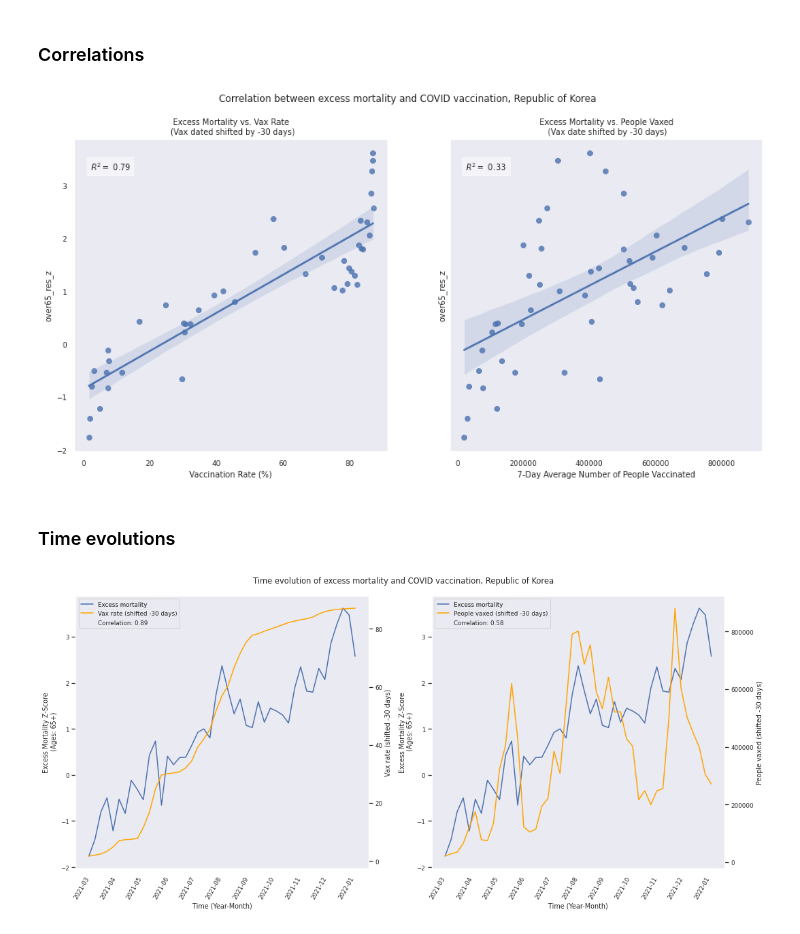
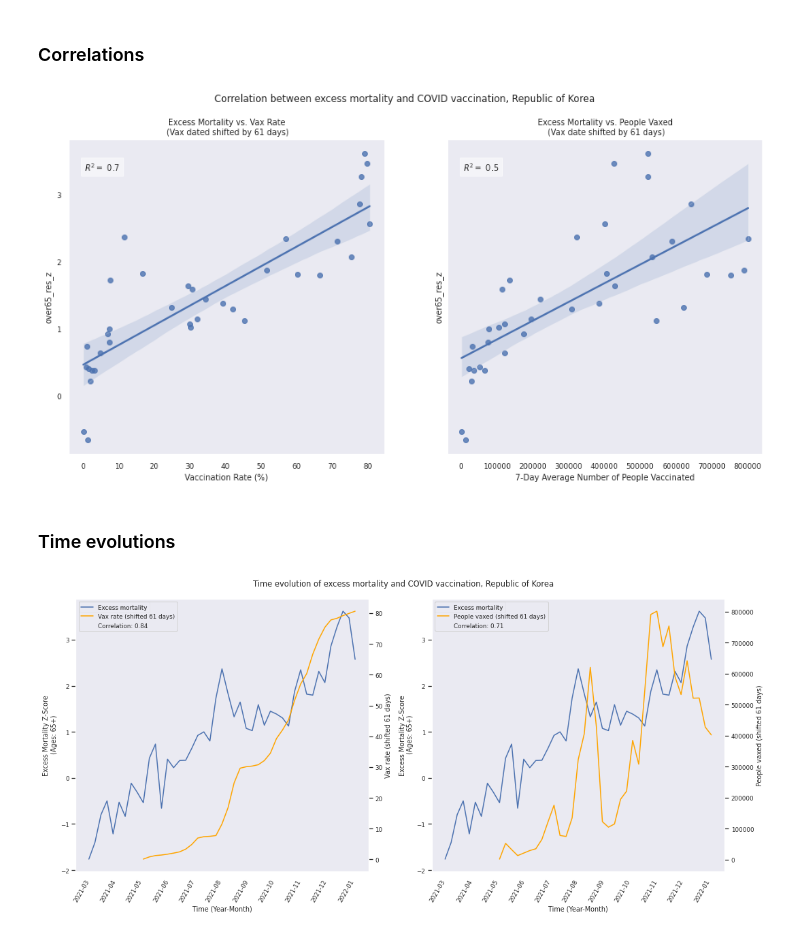
Before and after one commit to unifey/excess-mortality-ROK, a Jupyter notebook: excess-mortality-rok.ipynb, the cells around one changed output. Saved outputs shown, nothing was run; the diff lists cells and outputs as text; code cells hidden in the pictures.

Commit message:
Kaggle Notebook | Excess Mortality ROK | Version 13

```diff
--- a/excess-mortality-rok.ipynb
+++ b/excess-mortality-rok.ipynb
@@ -350,6 +352,6 @@ If there is a causal relation between the experimental COVID vaccine and excess
 # %%
-# The assumed time delay in the possible causal relation between vaccination and excess death:
-delay = -30
+# The assumed time lag in the possible causal relation between vaccination and excess death:
+lag = 61
 
 # Import COVID vaccination data
 url_vax = 'https://github.com/owid/covid-19-data/raw/master/public/data/vaccinations/vaccinations.csv'
@@ -363,8 +365,8 @@ dv.columns = ['date','vax_rate','daily_vax']
 dv.date = pd.to_datetime(dv.date)
 dv.set_index('date',inplace=True)
 
-# Shift the vaccination data by `delay` amount of days
-dv = dv.shift(periods=delay)
+# Shift the vaccination data by `lag` amount of days
+dv = dv.shift(periods=lag)
 
 # Join with mortality data
 dg = df[['over65_res_z']].join(dv, how='inner')
@@ -382,10 +384,10 @@ fig, axes = plt.subplots(nrows = 1
 
 cols = ['vax_rate','daily_vax']
 xlbs = ['Vaccination Rate (%)','7-Day Average Number of People Vaccinated']
-ttls = ['Excess Mortality vs. Vax Rate\n (Vax dated shifted by '+str(delay)+' days)'
-       ,'Excess Mortality vs. People Vaxed\n (Vax date shifted by '+str(delay)+' days)']
+ttls = ['Excess Mortality vs. Vax Rate\n (Vax dated shifted by '+str(lag)+' days)'
+       ,'Excess Mortality vs. People Vaxed\n (Vax date shifted by '+str(lag)+' days)']
 
-for k,(col,xlabel, title) in enumerate(zip(cols,xlbs,ttls)):
+for k,(col, xlabel, title) in enumerate(zip(cols,xlbs,ttls)):
 
     ax = axes[k]
 
@@ -404,7 +406,7 @@ plt.savefig('excess_mortality_vs_vax_correlations.png', dpi=150)
 
 plt.show()
 # %% [output]
-[figure, old version]
+[figure, new version]
 # %% [markdown]
 ### Time evolutions
 # %%
@@ -417,38 +419,38 @@ fig, axes = plt.subplots(nrows = 1
 
 cols = ['vax_rate','daily_vax']
 ylbs = ['Vaccination Rate (%)','7-Day Average Number of People Vaccinated']
-txts = ['Vax rate (shifted '+str(delay)+' days)','People vaxed (shifted '+str(delay)+' days)']
+txts = ['Vax rate (shifted '+str(lag)+' days)','People vaxed (shifted '+str(lag)+' days)']
 
 for k,(col, ylb, txt) in enumerate(zip(cols, ylbs, txts)):
 
     ax = axes[k]
 
     sns.lineplot(x=dg.index, y=dg['over65_res_z'], ax=ax, label = 'Excess mortality')
 
     fig.autofmt_xdate(rotation=60)
 
     ax.set_xlabel('Time (Year-Month)')
     ax.set_ylabel('Excess Mortality Z-Score\n (Ages: 65+)')
 
     ax2 = ax.twinx()
     sns.lineplot(x=dg.index,y=dg[col], ax=ax2, color='orange', label = txt)
     ax2.set_ylabel(txt)
 
     anno = 'Correlation: '+str(round(dg.corr().at['over65_res_z',col],2))
     ax2.plot([], [], ' ', label=anno)
 
     ln, lb = ax.get_legend_handles_labels()
     ln2, lb2 = ax2.get_legend_handles_labels()
     ax2.legend(ln + ln2, lb + lb2, loc=0)
 
     #ax2.text(0.7, 0.1, anno, ha = 'left', transform=ax.transAxes)
 
 suptitle = 'Time evolution of excess mortality and COVID vaccination, Republic of Korea'
 plt.suptitle(suptitle
              , y = 0.99)
 plt.tight_layout()
 plt.savefig('excess_mortality_vs_vax_evolutions.png', dpi=150)
 
 plt.show()
 # %% [output]
-[figure, old version]
+[figure, new version]
```
Also changed, not shown: parts of 6 cells of this notebook.
